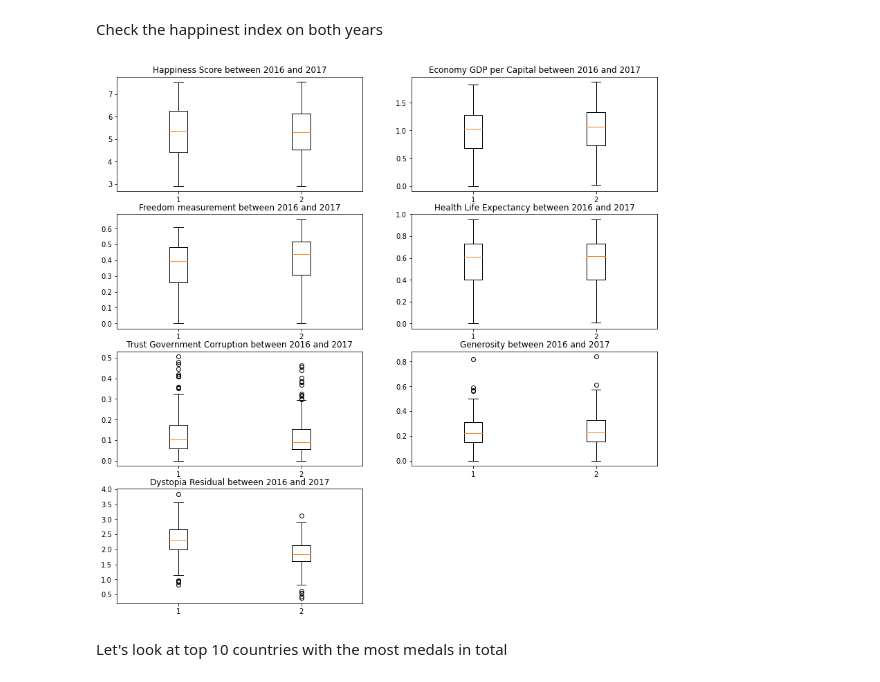
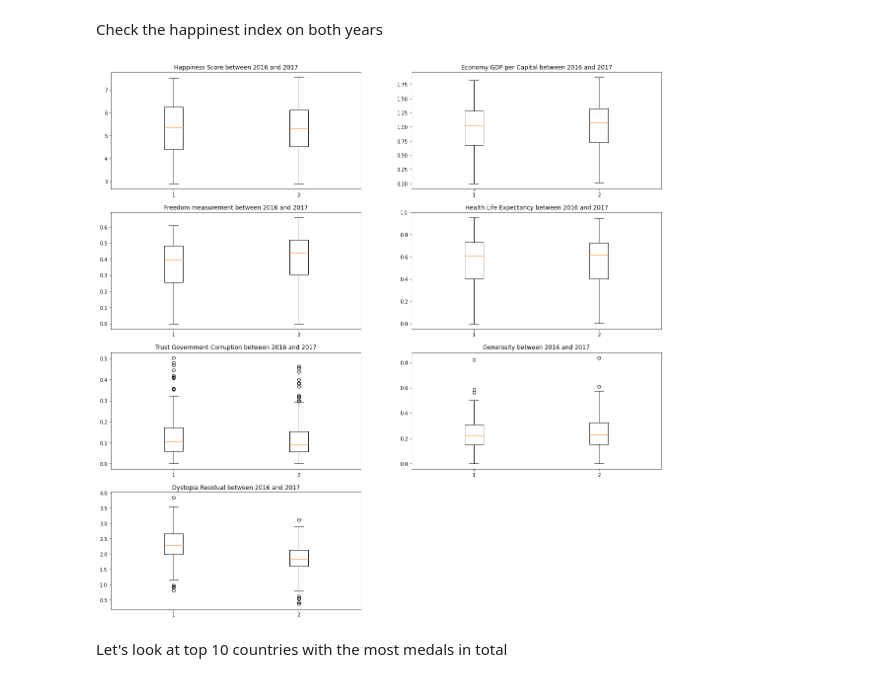
Before and after one commit to billychoy/Descriptive-Analysis-World-Happiness-Index-and-Olympic-Game, a Jupyter notebook: World Happiest Index and Olympic Game.ipynb, the cells around one changed output. Saved outputs shown, nothing was run; the diff lists cells and outputs as text; code cells hidden in the pictures.

```diff
--- a/World Happiest Index and Olympic Game.ipynb
+++ b/World Happiest Index and Olympic Game.ipynb
@@ -732,24 +733,25 @@ olympic_corr_clean.isnull().sum().sum()
 # %% [markdown]
 Check the happinest index on both years
 # %%
+plt.rc('figure', figsize=(20,20))
 fig, axes = plt.subplots(4,2)
 axes[0,0].boxplot([happy_compare_clean['Happiness_Score_2016'],happy_compare_clean['Happiness_Score_2017']])
 axes[0,0].set_title('Happiness Score between 2016 and 2017')
 axes[0,1].boxplot([happy_compare_clean['Economy_GDP_per_Capita_2016'],happy_compare_clean['Economy_GDP_per_Capita_2017']])
 axes[0,1].set_title('Economy GDP per Capital between 2016 and 2017')
 axes[1,0].boxplot([happy_compare_clean['Freedom_2016'],happy_compare_clean['Freedom_2017']])
 axes[1,0].set_title('Freedom measurement between 2016 and 2017')
 axes[1,1].boxplot([happy_compare_clean['Health_Life Expectancy_2016'],happy_compare_clean['Health_Life Expectancy_2017']])
 axes[1,1].set_title('Health Life Expectancy between 2016 and 2017')
 axes[2,0].boxplot([happy_compare_clean['Trust_Government_Corruption_2016'],happy_compare_clean['Trust_Government_Corruption_2017']])
 axes[2,0].set_title('Trust Government Corruption between 2016 and 2017')
 axes[2,1].boxplot([happy_compare_clean['Generosity_2016'],happy_compare_clean['Generosity_2017']])
 axes[2,1].set_title('Generosity between 2016 and 2017')
 axes[3,0].boxplot([happy_compare_clean['Dystopia_Residual_2016'],happy_compare_clean['Dystopia_Residual_2017']])
 axes[3,0].set_title('Dystopia Residual between 2016 and 2017')
 fig.delaxes(axes[3,1])
 # %% [output]
-[figure, old version]
+[figure, new version]
 # %% [markdown]
 Let's look at top 10 countries with the most medals in total
 # %%
```
Also changed, not shown: parts of 11 cells of this notebook.
